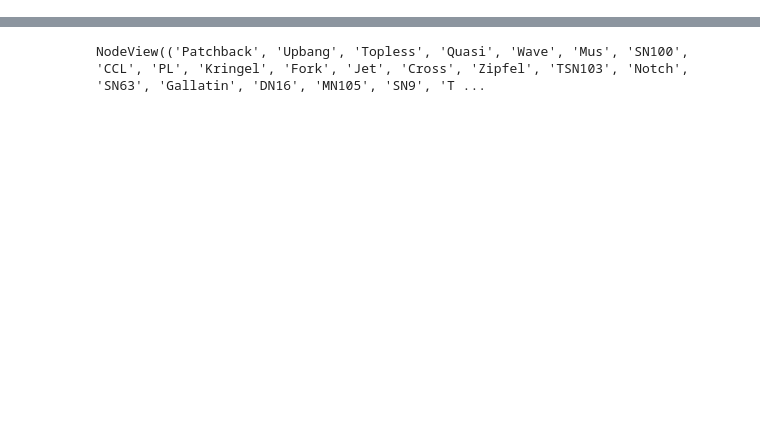
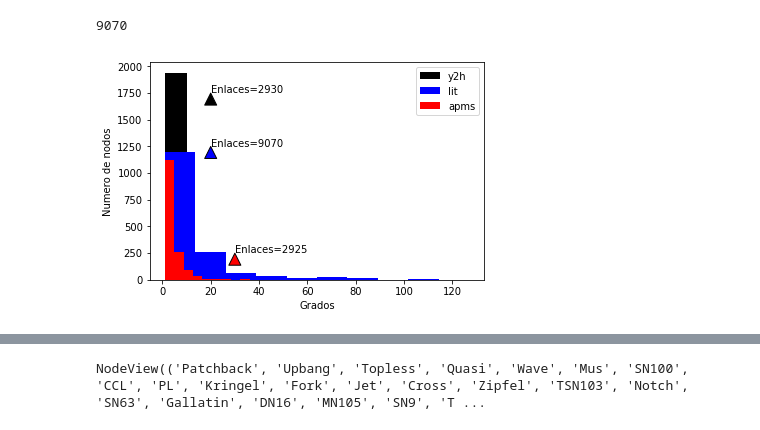
Before and after one commit to alangivre/TP1, a Jupyter notebook: TP1v1.ipynb, the cells around one changed output, grey strips where cells are left out. Saved outputs shown, nothing was run; the diff lists cells and outputs as text; code cells hidden in the pictures; blank space fills up the shorter version.

```diff
--- a/TP1v1.ipynb
+++ b/TP1v1.ipynb
@@ -55,3 +56,28 @@ plt.show()
+# %%
+# Comparación gráfica de las tres redes
+
+print (G1.number_of_edges())
+plt.hist(list(dict(G3.degree).values()),color="black",label="y2h")
+plt.annotate("Enlaces="+str(G3.number_of_edges())+"", xy= (20,1750),xytext=(20, 1750),
+            arrowprops=dict(facecolor='black', shrink=0.05),
+            )
+plt.hist(list(dict(G1.degree).values()),color="blue",label="lit")
+plt.annotate("Enlaces="+str(G1.number_of_edges())+"", xy= (20,1250),xytext=(20, 1250),
+            arrowprops=dict(facecolor='blue', shrink=0.05),
+            )
+plt.hist(list(dict(G2.degree).values()),color="r",label="apms")
+plt.annotate("Enlaces="+str(G2.number_of_edges())+"", xy= (30,250),xytext=(30, 250),
+            arrowprops=dict(facecolor='red', shrink=0.05),
+            )
+
+plt.xlabel("Grados")
+plt.ylabel("Numero de nodos")
+
+plt.legend()
+plt.show()
+# %% [output]
+9070
+[figure, added]
 # %%
 # Características de las redes
 
```
Also changed, not shown: parts of 12 cells of this notebook.
